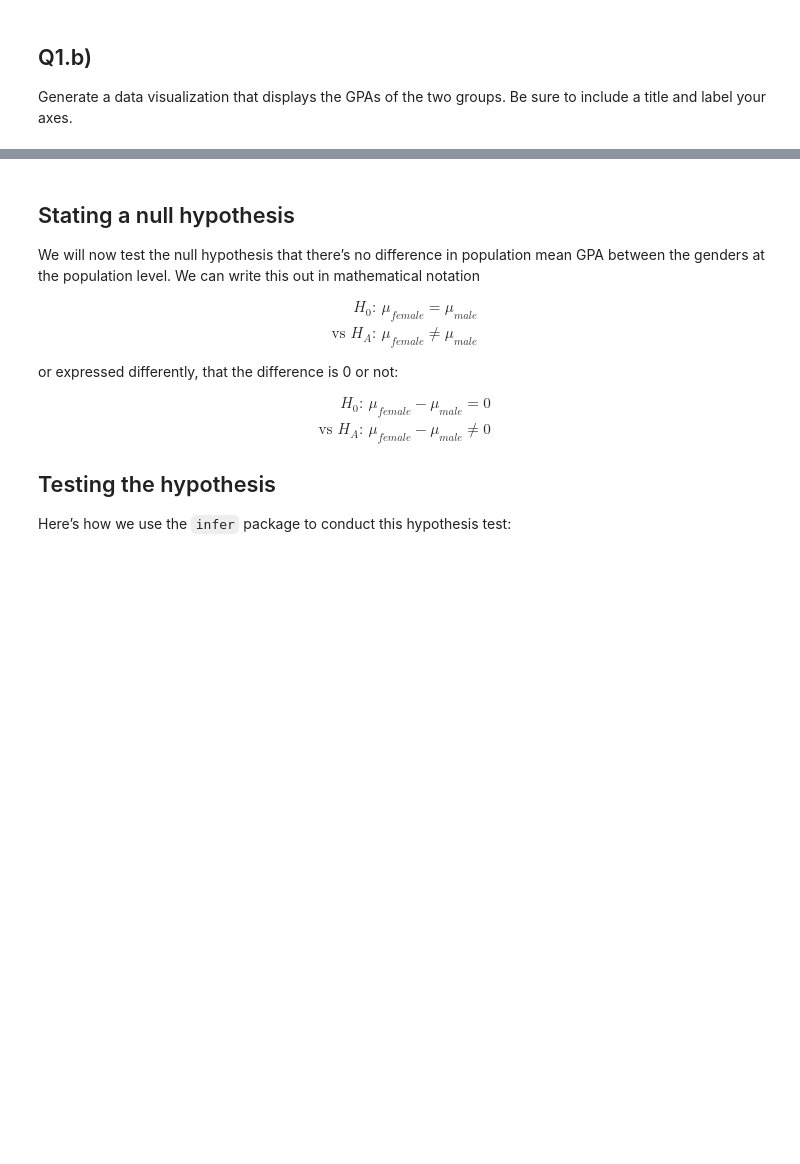
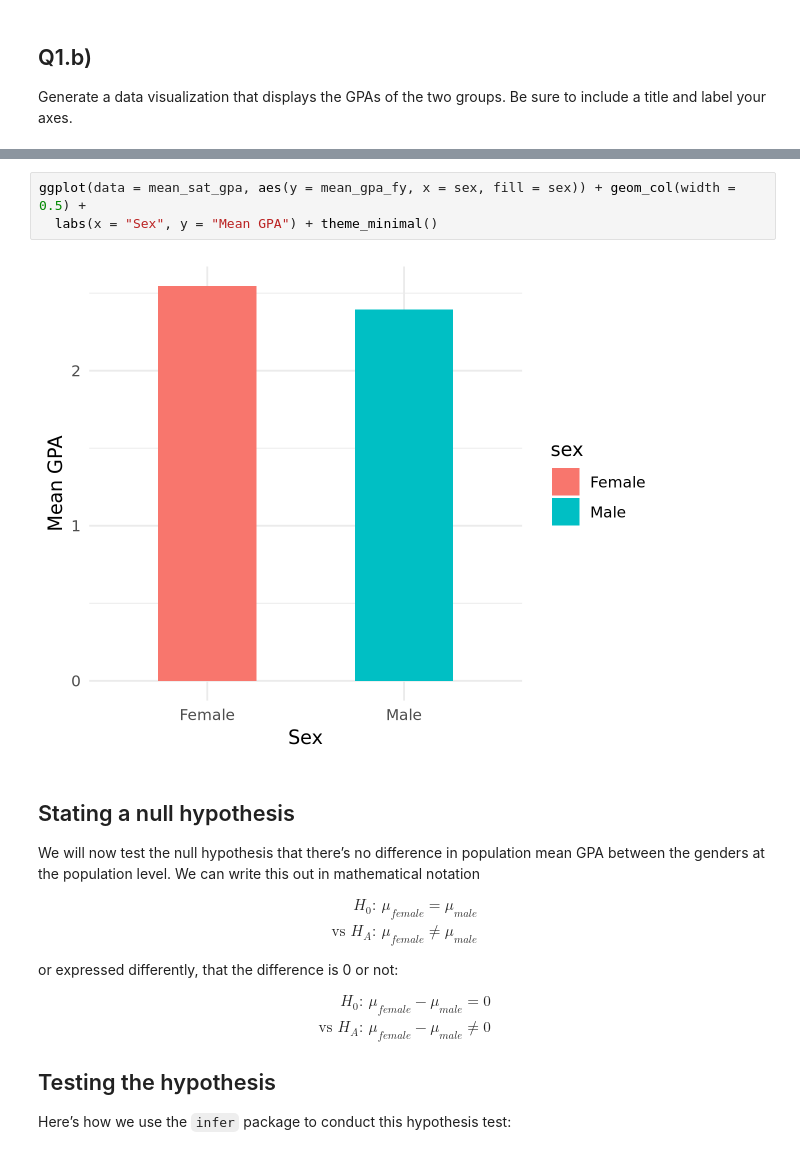
Before and after one commit to UNC-DATA-730/unit-9-assignment-setiadha-unc, a Jupyter notebook: agungsetiadha-assignment9.ipynb, the cells around one changed output, grey strips where cells are left out. Cells and saved outputs as stored; diff of their text form; blank space fills up the shorter version.

```diff
--- a/agungsetiadha-assignment9.ipynb
+++ b/agungsetiadha-assignment9.ipynb
@@ -104,3 +97,8 @@ Warning message:
+# %%
+ggplot(data = mean_sat_gpa, aes(y = mean_gpa_fy, x = sex, fill = sex)) + geom_col(width = 0.5) +
+  labs(x = "Sex", y = "Mean GPA") + theme_minimal()
+# %% [output]
+[figure, added]
 # %% [markdown]
 ## Stating a null hypothesis
 
```
Also changed, not shown: parts of 20 cells of this notebook.
